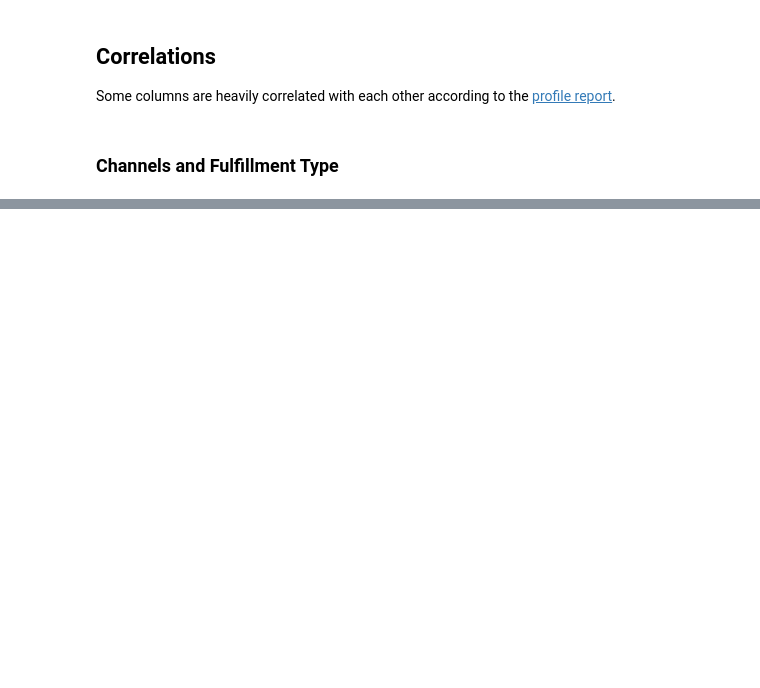
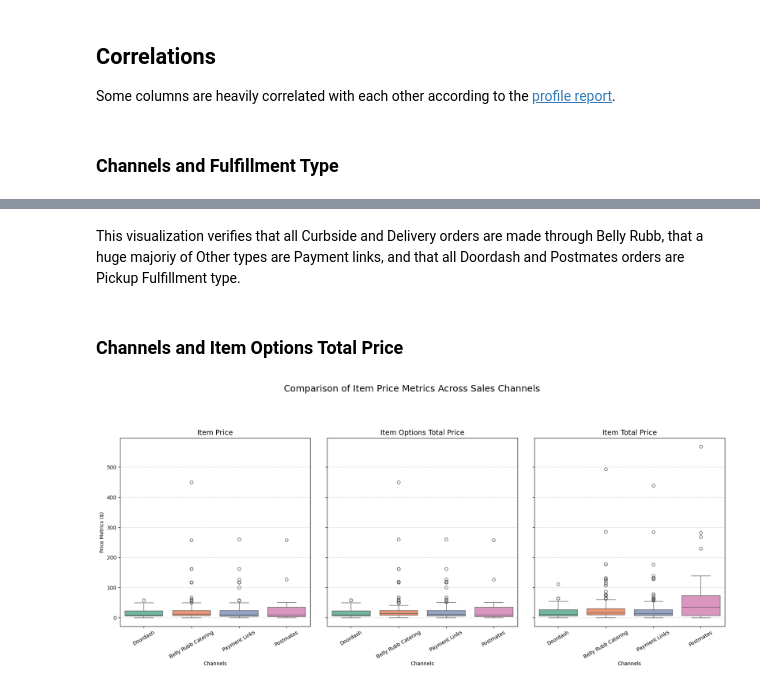
Before and after one commit to ajamkotc/belly_rubb_analysis, a Jupyter notebook: notebooks/1.0-aj-initial-data-exploration.ipynb, the cells around one changed output, grey strips where cells are left out. Cells and saved outputs as stored; diff of their text form; code cells hidden in the pictures; blank space fills up the shorter version.

```diff
--- a/notebooks/1.0-aj-initial-data-exploration.ipynb
+++ b/notebooks/1.0-aj-initial-data-exploration.ipynb
@@ -172,12 +178,12 @@ This column is missing 23.8% of its values, so we'll investigate this as well. M
 
 orders_df.groupby(by='Channels')['Recipient Email'].count().sort_values(ascending=False).plot(kind='bar', color='skyblue')
 
-x_tick_labels = ['Doordash', 'Belly Rubb Catering', 'Payment Links', 'Postmates']
+channel_labels = ['Doordash', 'Belly Rubb Catering', 'Payment Links', 'Postmates']
 
 plt.title('Count of Orders With Email Provided, Grouped by Channel')
 plt.xlabel('Channel')
 plt.ylabel('Count')
-plt.xticks(range(len(x_tick_labels)), labels=x_tick_labels, rotation=45, fontsize=8)
+plt.xticks(range(len(channel_labels)), labels=channel_labels, rotation=45, fontsize=8)
 
 plt.savefig(FIGURES_DIR / 'bar_email_channel_counts.png', bbox_inches='tight')
 plt.show()
@@ -207,0 +260,56 @@ Name: Channels, Length: 1414, dtype: object
+# %% [markdown]
+This visualization verifies that all Curbside and Delivery orders are made through Belly Rubb, that a huge majoriy of Other types are Payment links, and that all Doordash and Postmates orders are Pickup Fulfillment type.
+# %% [markdown]
+### Channels and Item Options Total Price
+# %%
+# Visualize relationship between Channels and the different item price metrics
+
+fig, ax = plt.subplots(1, 3, figsize=(18,8), sharey=True)
+
+# Common boxplot features
+boxplot_params = {
+    'data': orders_df,
+    'x': 'Channels',
+    'hue': 'Channels',
+    'palette': 'Set2'
+}
+
+# First boxplot
+sns.boxplot(
+    y='Item Price',
+    ax=ax[0],
+    **boxplot_params)
+
+ax[0].set_xticks(range(len(channel_labels)), labels=channel_labels, rotation=30, fontsize=10)
+ax[0].set_title('Item Price', fontsize=14)
+ax[0].grid(axis='y', linestyle='--', alpha=0.5)
+
+# Second boxplot
+sns.boxplot(
+    y='Item Options Total Price',
+    ax=ax[1],
+    **boxplot_params)
+
+ax[1].set_xticks(range(len(channel_labels)), labels=channel_labels, rotation=30, fontsize=10)
+ax[1].set_title('Item Options Total Price', fontsize=14)
+ax[1].grid(axis='y', linestyle='--', alpha=0.5)
+
+# Third boxplot
+sns.boxplot(
+    y='Item Total Price',
+    ax=ax[2],
+    **boxplot_params)
+
+ax[2].set_xticks(range(len(channel_labels)), labels=channel_labels, rotation=30, fontsize=10)
+ax[2].set_title('Item Total Price', fontsize=14)
+ax[2].grid(axis='y', linestyle='--', alpha=0.5)
+
+# Shared elements
+fig.suptitle('Comparison of Item Price Metrics Across Sales Channels', fontsize=18, y=1.02)
+ax[0].set_ylabel('Price Metrics ($)')
+fig.tight_layout(pad=3.0)
+
+plt.savefig(FIGURES_DIR / 'box_price_metrics_sales_channels.png', bbox_inches='tight')
+plt.show()
+# %% [output]
+[figure, added]
```
Also changed, not shown: parts of 37 cells of this notebook, 4 other files.
